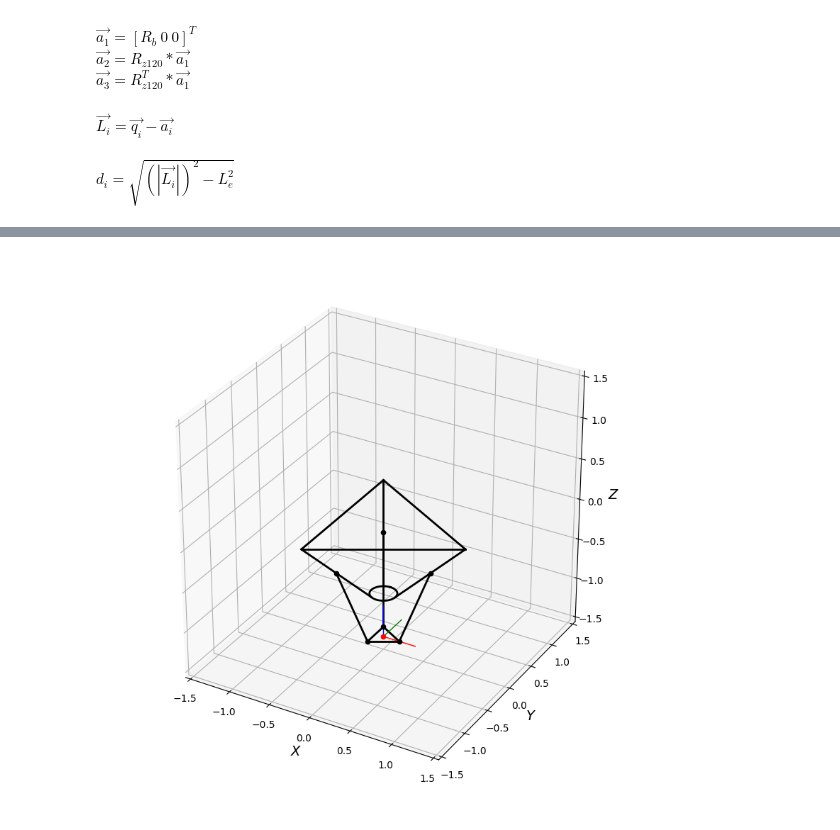
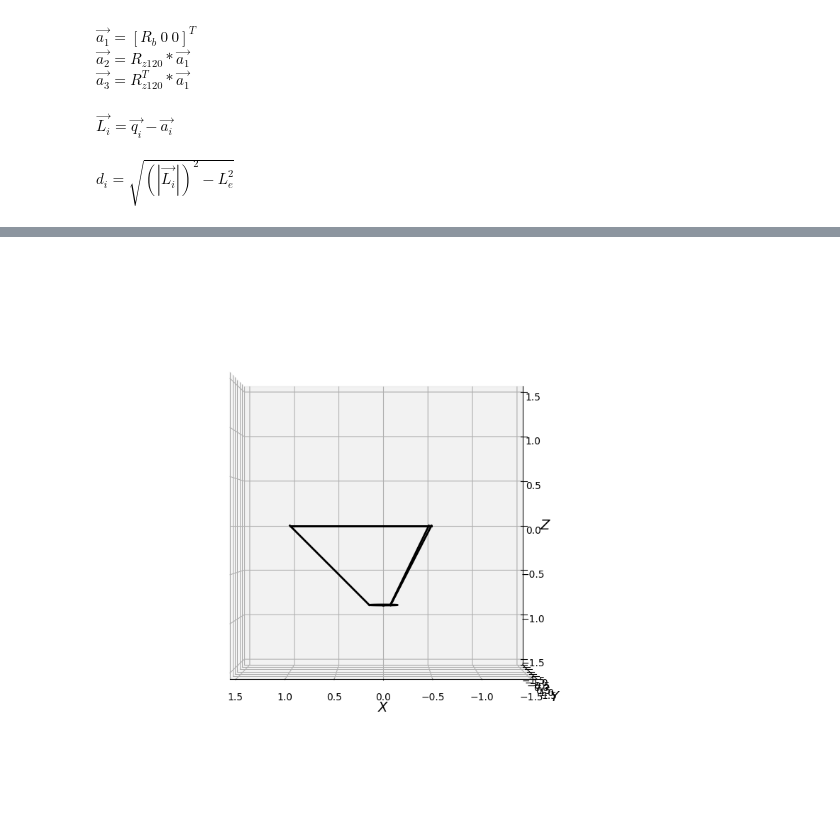
Before and after one commit to wiesnerroyal/delta-robot, a Jupyter notebook: prismatic_joint_keops_delta_kinematic.ipynb, the cells around one changed output, grey strips where cells are left out. Drawn from its saved outputs; the diff is of its cells as text; code cells hidden in the pictures.

```diff
--- a/prismatic_joint_keops_delta_kinematic.ipynb
+++ b/prismatic_joint_keops_delta_kinematic.ipynb
@@ -97,24 +100,34 @@ def draw_inverse(pos, draw_tcp_cart=False):
     R = np.eye(3)
 
     q = []
-    q.append(pos + np.dot(R, b[0]))
-    q.append(pos + np.dot(R, b[1]))
-    q.append(pos + np.dot(R, b[2]))
+    q.append(pos + np.matmul(R, b[0]))
+    q.append(pos + np.matmul(R, b[1]))
+    q.append(pos + np.matmul(R, b[2]))
 
     L = []
     L.append(q[0] - a[0])
     L.append(q[1] - a[1])
     L.append(q[2] - a[2])
 
+    d0 = []
+    d0.append(np.array([-np.cos(alpha), 0, -np.sin(alpha)]))
+    d0.append(np.dot(rot_z_120, d0[0]))
+    d0.append(np.dot(rot_z_120.T, d0[0]))
+
     d = np.zeros(3)
     h = np.zeros(3)
 
+    d1 = (L[1]*d0[1])
+
+    """
     for i in range(3):
+        #print(linalg.norm(L[i])**2)
         root = linalg.norm(L[i])**2 - Le**2
         if root < 0: raise Exception("Position not reachable!")
-        d[i] = np.sqrt(linalg.norm(L[i])**2 - Le**2)
+        d[i] = np.sqrt(root)
+        #print(np.sqrt(linalg.norm(L[i])**2 + Le**2))
         if d[i] > Lr: raise Exception("Axis cannot move to this position!")
-        h[i] = np.cos(alpha)*d[i]
+        h[i] = np.sin(alpha)*d[i]
 
     D1 = np.array([Rb-h[0], 0, -h[0]])
     D2 = np.array(np.dot(rot_z_120, [Rb-h[1], 0, -h[1]]))
@@ -151,6 +164,23 @@ def draw_inverse(pos, draw_tcp_cart=False):
         ax.plot([pos[0],pos[0]], [pos[1],pos[1]+length], [pos[2],pos[2]], color="green", linewidth=1)
         ax.plot([pos[0],pos[0]], [pos[1],pos[1]], [pos[2],pos[2]+length], color="blue", linewidth=1)
 
+    #--------------------------------
+    # draw sphere test
+
+    # draw sphere
+    u, v = np.mgrid[0:2*np.pi:50j, 0:np.pi:50j]
+    x = Le*np.cos(u)*np.sin(v)
+    y = Le*np.sin(u)*np.sin(v)
+    z = Le*np.cos(v)
+
+
+    #ax.plot_surface(x, y, z, color="red", alpha=0.2)
+    #ax.plot_surface(x+D2[0], y+D2[1], z+D2[2], color="green", alpha=0.2)
+    #ax.plot_surface(x+D3[0], y+D3[1], z+D3[2], color="blue", alpha=0.2)
+
+    #--------------------------------
+    """
+
     ax.set_box_aspect(aspect=(1, 1, 1), zoom=0.90)
     ax.set_xlim(axlim)
     ax.set_xlabel('$X$', fontsize=14)
@@ -160,6 +190,6 @@ def draw_inverse(pos, draw_tcp_cart=False):
     ax.set_zlabel('$Z$', fontsize=14)
 
     #ax.invert_zaxis()
-    #ax.view_init(elev=0, azim=180, roll=0)
+    ax.view_init(elev=0, azim=90, roll=0)
 
     return plt
@@ -166,7 +240,7 @@ def draw_inverse(pos, draw_tcp_cart=False):
 # %%
-draw_inverse([0, 0, -1.4], draw_tcp_cart=True).show()
+draw_inverse([0, 0, -1.5],draw_tcp_cart=True).show()
 # %% [output]
-[figure, old version]
+[figure, new version]
 # %% [markdown]
 <img src="images/keops_x-axis.gif" alt="drawing" width="600"/>
 <img src="images/keops_y-axis.gif" alt="drawing" width="600"/>
```
Also changed, not shown: parts of 2 cells of this notebook.
